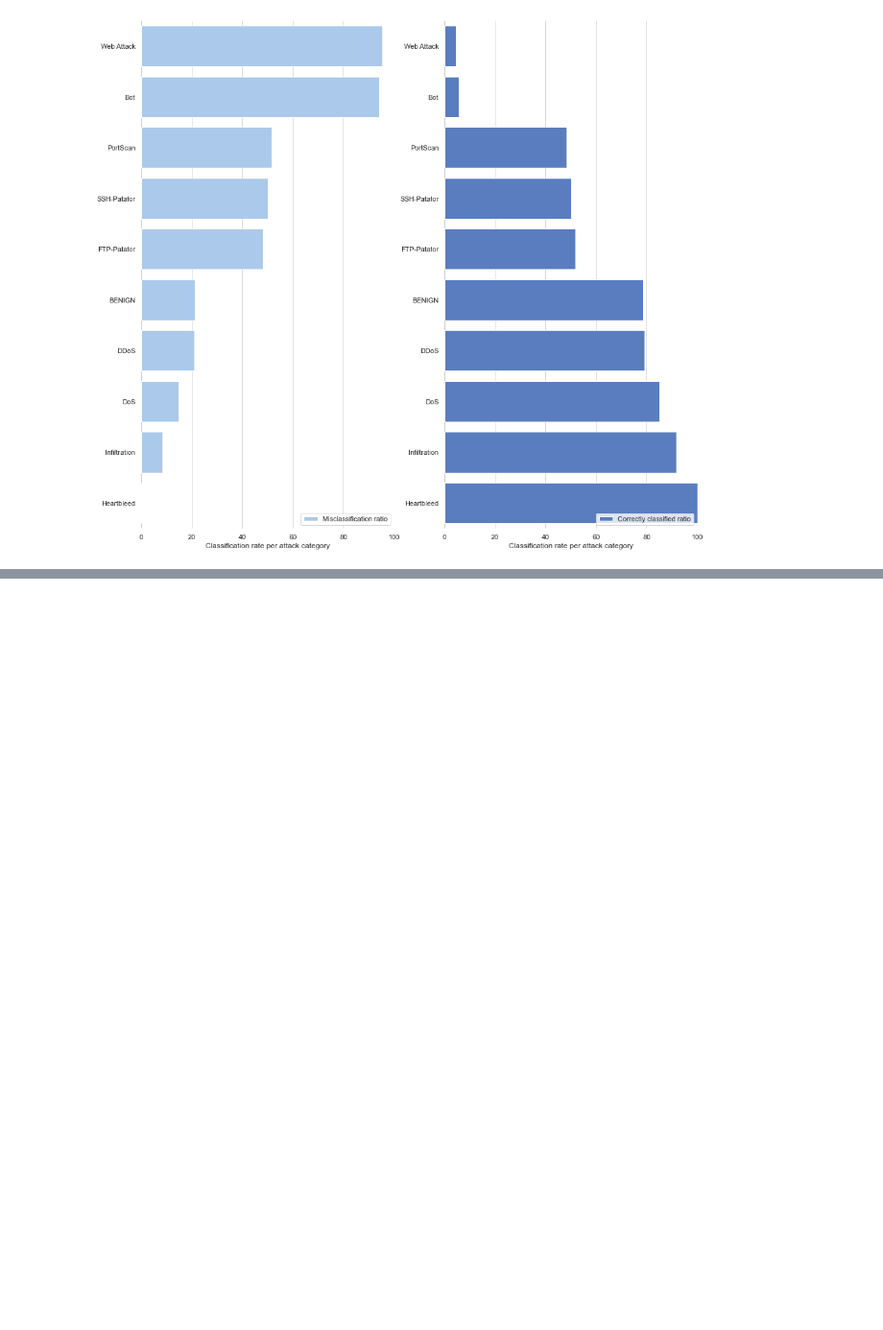
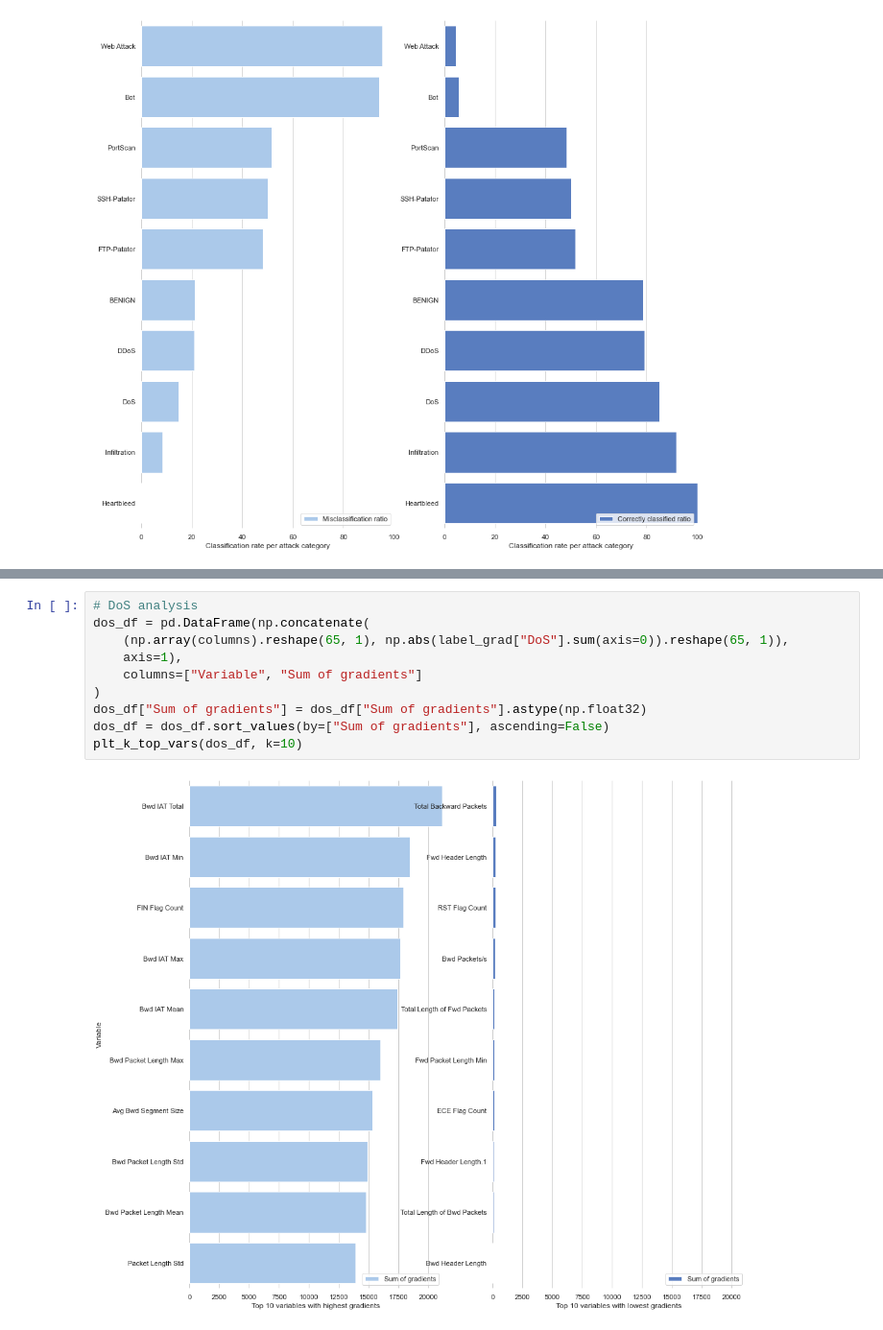
Before and after one commit to ireydiak/anomaly_detection_NRCAN, a Jupyter notebook: notebooks/multiclass_experiments/memae_multiclass.ipynb, the cells around one changed output, grey strips where cells are left out. Shown at 96% size. Cells and saved outputs as stored; diff of their text form; blank space fills up the shorter version.

```diff
--- a/notebooks/multiclass_experiments/memae_multiclass.ipynb
+++ b/notebooks/multiclass_experiments/memae_multiclass.ipynb
@@ -238,0 +346,12 @@ sns.despine(left=True, bottom=True)
+# %%
+# DoS analysis
+dos_df = pd.DataFrame(np.concatenate(
+    (np.array(columns).reshape(65, 1), np.abs(label_grad["DoS"].sum(axis=0)).reshape(65, 1)),
+    axis=1),
+    columns=["Variable", "Sum of gradients"]
+)
+dos_df["Sum of gradients"] = dos_df["Sum of gradients"].astype(np.float32)
+dos_df = dos_df.sort_values(by=["Sum of gradients"], ascending=False)
+plt_k_top_vars(dos_df, k=10)
+# %% [output]
+[figure, added]
```
Also changed, not shown: parts of 6 cells of this notebook, 3 other files.
